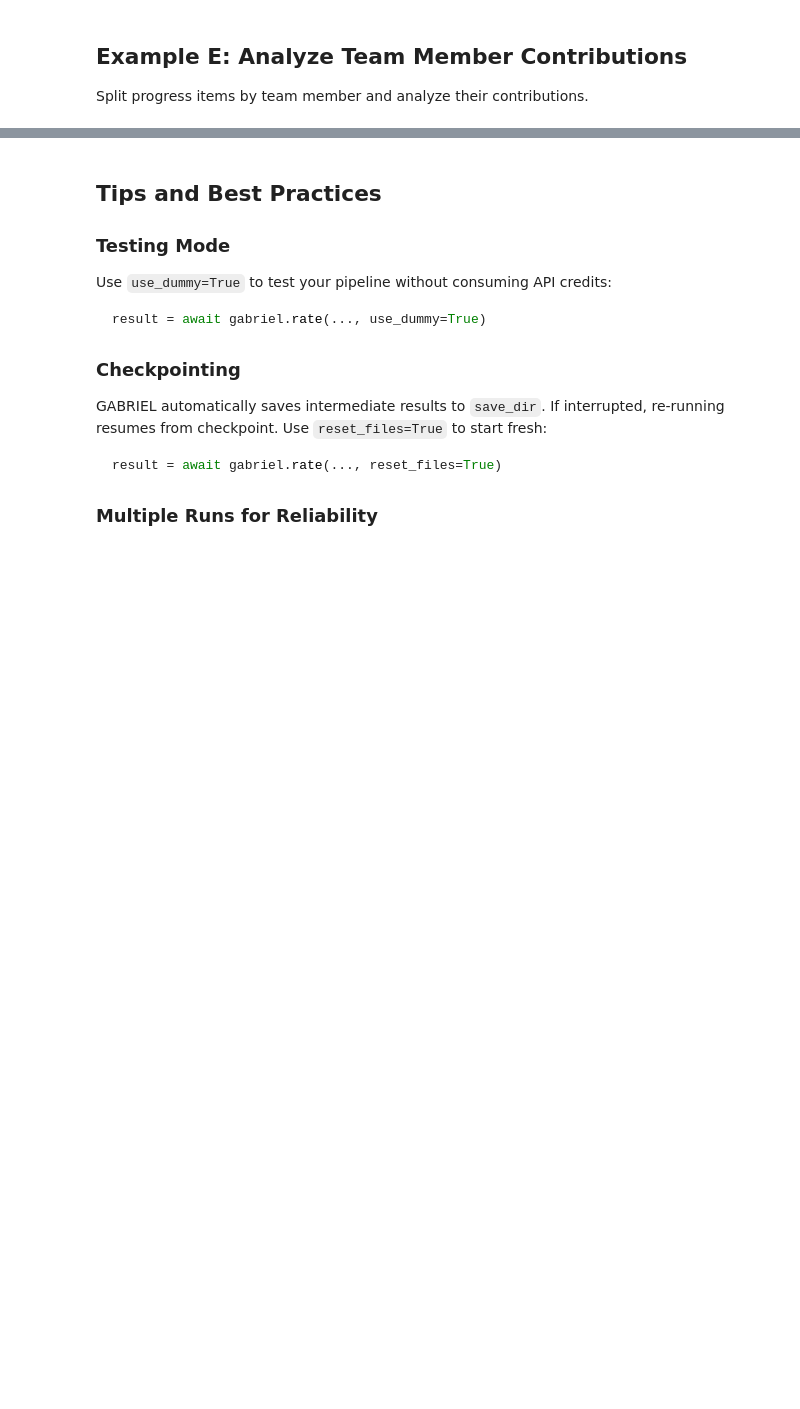
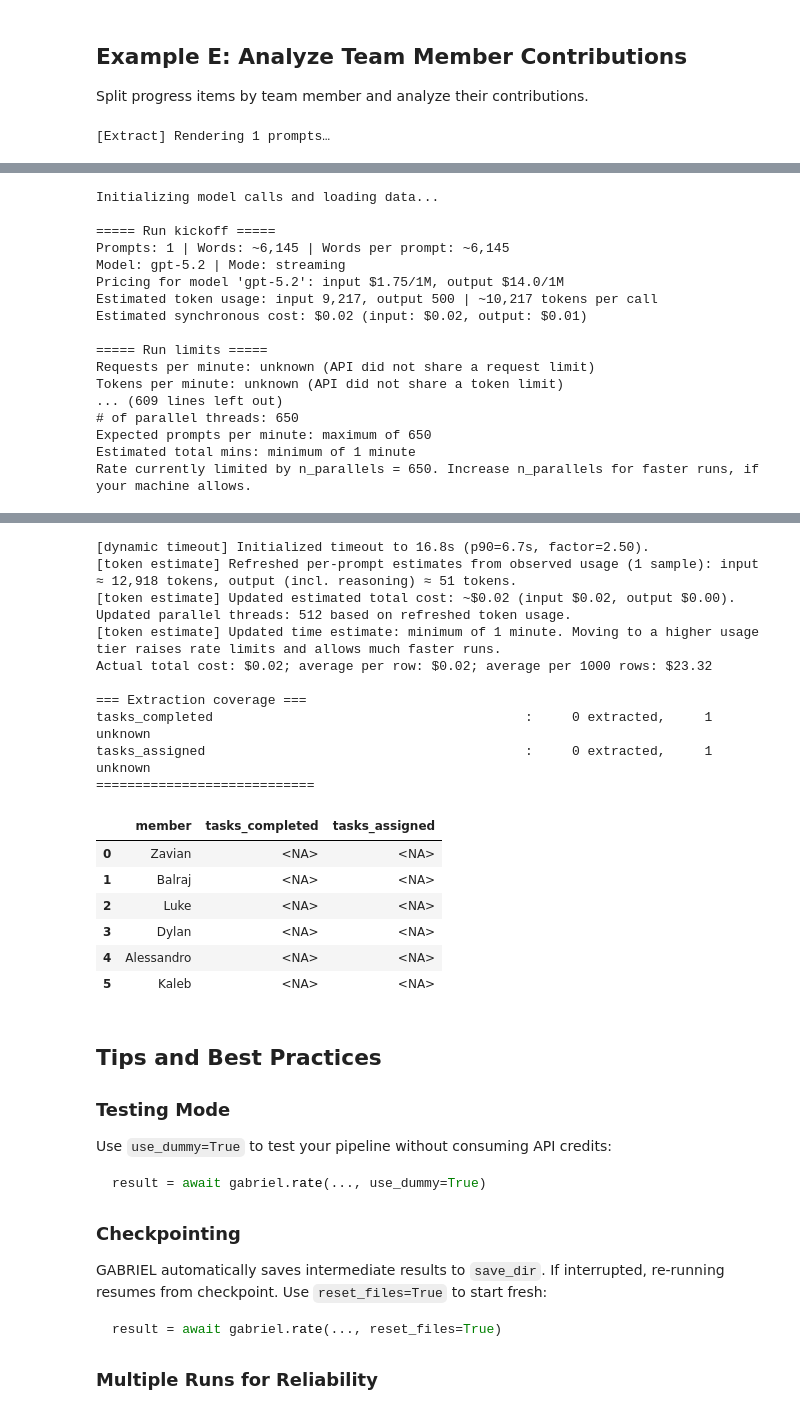
Before and after one commit to binxingao666/GABRIEL-prerelease, a Jupyter notebook: examples/pdf_analysis_tutorial.ipynb, the cells around one changed output, grey strips where cells are left out. Cells and saved outputs as stored; diff of their text form; code cells hidden in the pictures; blank space fills up the shorter version.

```diff
--- a/examples/pdf_analysis_tutorial.ipynb
+++ b/examples/pdf_analysis_tutorial.ipynb
@@ -322,13 +322,11 @@ Actual total cost: $0.00; average per row: $0.00; average per 1000 rows: $4.87
 Split progress items by team member and analyze their contributions.
 # %%
 # Create a DataFrame with individual team members
-# IMPORTANT: Include member name in the content so the LLM knows which member to extract for
 team_members = ["Zavian", "Balraj", "Luke", "Dylan", "Alessandro", "Kaleb"]
 
 member_df = pd.DataFrame({
     "member": team_members,
-    # Prepend member name to content so LLM knows the extraction target
-    "report_content": [f"EXTRACT FOR TEAM MEMBER: {member}\n\n{content}" for member in team_members]
+    "report_content": [content] * len(team_members)
 })
 
 # Extract each member's contributions
@@ -336,13 +334,15 @@ contributions = await gabriel.extract(
     df=member_df,
     column_name="report_content",
     attributes={
-        "tasks_completed": "List all tasks completed by the team member specified at the top of the text (after 'EXTRACT FOR TEAM MEMBER:'). Look for their name in the Progress section's 'Who' column.",
-        "tasks_assigned": "List all tasks assigned to the team member specified at the top of the text (after 'EXTRACT FOR TEAM MEMBER:'). Look for their name in the Tasks table's 'Owner' column.",
+        "tasks_completed": f"Based on the 'member' column value, list all tasks this specific team member completed",
+        "tasks_assigned": f"Based on the 'member' column value, list all tasks assigned to this specific team member",
     },
-    additional_instructions="Focus ONLY on tasks where the specified team member's name appears in the Owner/Who column. Return 'none' if no tasks found for this specific member.",
+    additional_instructions="Focus only on tasks associated with the team member name in the 'member' column",
     save_dir=f"{output_dir}/contributions",
     model="gpt-5.2",
-    reset_files=True,  # Clear cached results to re-run with fixed prompts
+    # use_dummy=True,
 )
 
 contributions[["member", "tasks_completed", "tasks_assigned"]]
+# %% [output]
+[Extract] Rendering 1 prompts…
@@ -348,0 +350,17 @@ contributions[["member", "tasks_completed", "tasks_assigned"]]
+Initializing model calls and loading data...
+
+===== Run kickoff =====
+Prompts: 1 | Words: ~6,145 | Words per prompt: ~6,145
+Model: gpt-5.2 | Mode: streaming
+Pricing for model 'gpt-5.2': input $1.75/1M, output $14.0/1M
+Estimated token usage: input 9,217, output 500 | ~10,217 tokens per call
+Estimated synchronous cost: $0.02 (input: $0.02, output: $0.01)
+
+===== Run limits =====
+Requests per minute: unknown (API did not share a request limit)
+Tokens per minute: unknown (API did not share a token limit)
+... (609 lines left out)
+# of parallel threads: 650
+Expected prompts per minute: maximum of 650
+Estimated total mins: minimum of 1 minute
+Rate currently limited by n_parallels = 650. Increase n_parallels for faster runs, if your machine allows.
@@ -349,3 +368,20 @@ contributions[["member", "tasks_completed", "tasks_assigned"]]
+[dynamic timeout] Initialized timeout to 16.8s (p90=6.7s, factor=2.50).
+[token estimate] Refreshed per-prompt estimates from observed usage (1 sample): input ≈ 12,918 tokens, output (incl. reasoning) ≈ 51 tokens.
+[token estimate] Updated estimated total cost: ~$0.02 (input $0.02, output $0.00). Updated parallel threads: 512 based on refreshed token usage.
+[token estimate] Updated time estimate: minimum of 1 minute. Moving to a higher usage tier raises rate limits and allows much faster runs.
+Actual total cost: $0.02; average per row: $0.02; average per 1000 rows: $23.32
+
+=== Extraction coverage ===
+tasks_completed                                        :     0 extracted,     1 unknown
+tasks_assigned                                         :     0 extracted,     1 unknown
+============================
+|  | member | tasks_completed | tasks_assigned |
+| 0 | Zavian | <NA> | <NA> |
+| 1 | Balraj | <NA> | <NA> |
+| 2 | Luke | <NA> | <NA> |
+| 3 | Dylan | <NA> | <NA> |
+| 4 | Alessandro | <NA> | <NA> |
+| 5 | Kaleb | <NA> | <NA> |
 # %% [markdown]
 ## Tips and Best Practices
 
```
Also changed, not shown: parts of 2 cells of this notebook.
